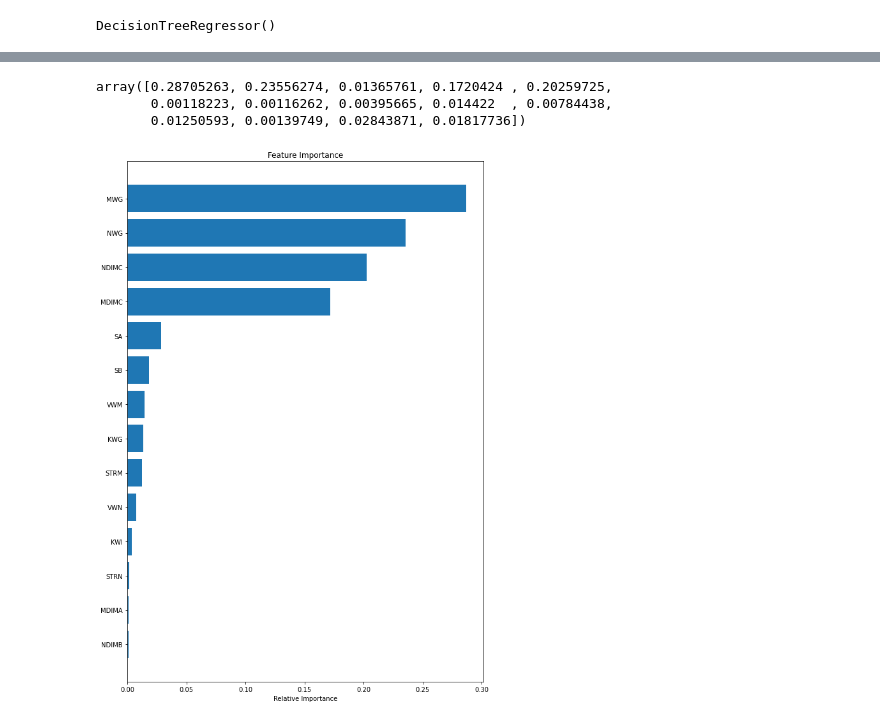
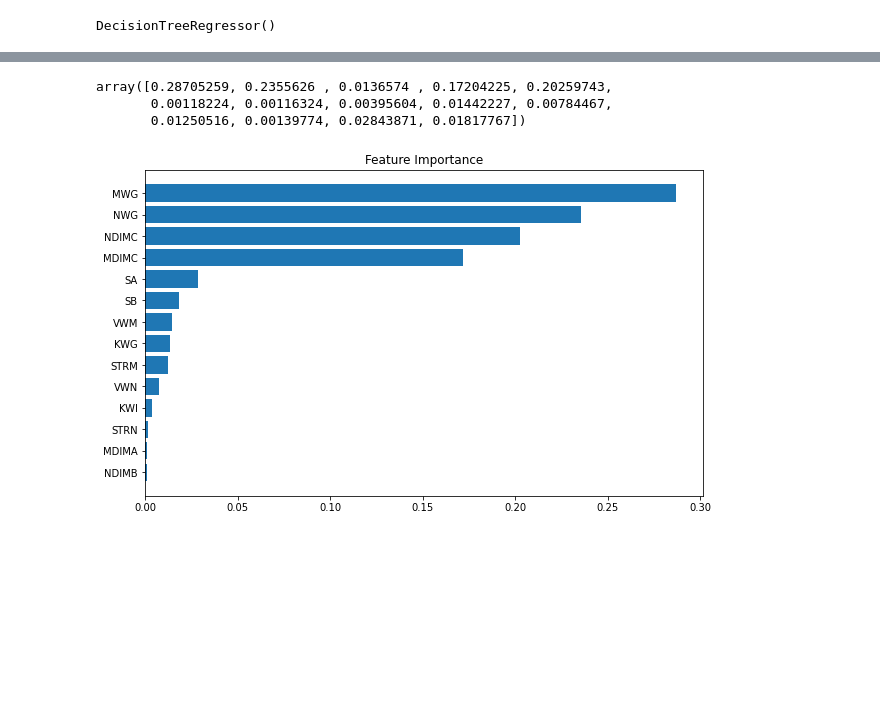
Before and after one commit to Roy-Subhankar/SGEMM-GPU-Kernel-Performance, a Jupyter notebook: Subhankar_Roy_SGEMM_GPU_Kernel_Performance_Capstone_Project.ipynb, the cells around one changed output, grey strips where cells are left out. Saved outputs shown, nothing was run; the diff lists cells and outputs as text; code cells hidden in the pictures; blank space fills up the shorter version.

```diff
--- a/Subhankar_Roy_SGEMM_GPU_Kernel_Performance_Capstone_Project.ipynb
+++ b/Subhankar_Roy_SGEMM_GPU_Kernel_Performance_Capstone_Project.ipynb
@@ -351,6 +339,0 @@ Adjusted R2 :  0.37469373917572
-# %%
-from sklearn.linear_model import Ridge
-ridge = Ridge()
-parameters = {'alpha': [1e-15,1e-10,1e-8,1e-5,1e-4,1e-3,1e-2,1,5,10,20,30,40,45,50,55,60,100]}
-ridge_regressor = GridSearchCV(ridge, parameters, scoring='neg_mean_squared_error', cv=3)
-ridge_regressor.fit(X_train,y_train)
@@ -427,19 +376,18 @@ plt.show()
 # %%
 tree.feature_importances_
 # %% [output]
-array([0.28705263, 0.23556274, 0.01365761, 0.1720424 , 0.20259725,
-       0.00118223, 0.00116262, 0.00395665, 0.014422  , 0.00784438,
-       0.01250593, 0.00139749, 0.02843871, 0.01817736])
+array([0.28705259, 0.2355626 , 0.0136574 , 0.17204225, 0.20259743,
+       0.00118224, 0.00116324, 0.00395604, 0.01442227, 0.00784467,
+       0.01250516, 0.00139774, 0.02843871, 0.01817767])
 # %%
 features = ind_variables.columns
 importances = tree.feature_importances_
 indices = np.argsort(importances)
 # %%
-plt.figure(figsize=(10,15))
+plt.figure(figsize=(10,6))
+plt.barh(range(len(indices)), importances[indices])
+plt.yticks(range(len(indices)), [features[i] for i in indices])
 plt.title('Feature Importance')
-plt.barh(range(len(indices)), importances[indices],  align='center')
-plt.yticks(range(len(indices)), [features[i] for i in indices])
-plt.xlabel('Relative Importance')
 plt.show()
 # %% [output]
-[figure, old version]
+[figure, new version]
```
Also changed, not shown: parts of 24 cells of this notebook.
